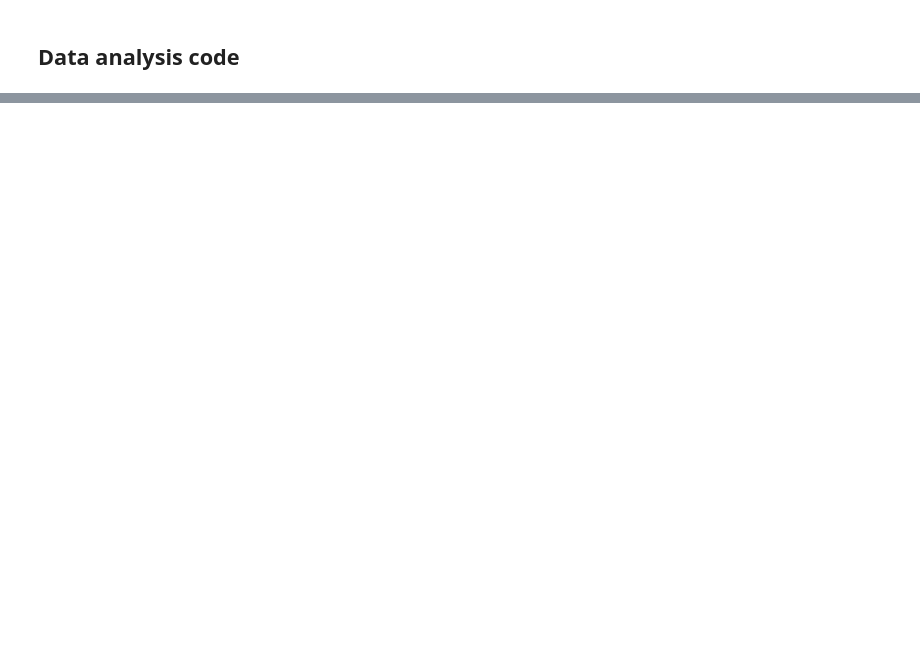
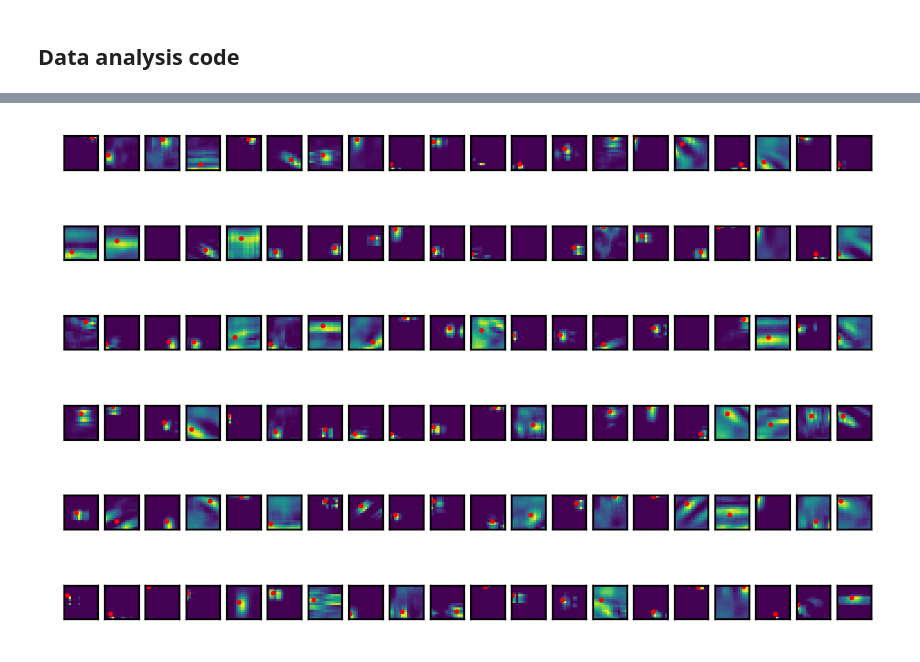
Before and after one commit to sebbkw/rnn, a Jupyter notebook: analyse_network.ipynb, the cells around one changed output, grey strips where cells are left out. Drawn from its saved outputs; the diff is of its cells as text; code cells hidden in the pictures; blank space fills up the shorter version.

```diff
--- a/analyse_network.ipynb
+++ b/analyse_network.ipynb
@@ -304,7 +363,7 @@ def get_f_value (activity):
     else:
         return False, False
 
-def generate_gratings (spatial_freq, orient, temporal_freq, grating_amplitude=0.5, frames=30):
+def generate_gratings (spatial_freq, orient, temporal_freq, grating_amplitude=0.5, frames=45):
     # Convert to measure relative to frame size
     spatial_freq = spatial_freq*FRAME_SIZE
 
@@ -599,8 +658,8 @@ def get_unit_heatmap_centre (unit):
 # %%
 # Run virtual physiology code on model units
 
-#physiology_data_group1 = get_physiology_data(averaged_stimuli_group1)
-#physiology_data_group2 = get_physiology_data(averaged_stimuli_group2)
+physiology_data_group1 = get_physiology_data(averaged_stimuli_group1)
+physiology_data_group2 = get_physiology_data(averaged_stimuli_group2)
 
 get_unit_heatmaps(physiology_data_group1, 1)
 get_unit_heatmaps(physiology_data_group2, 1)
@@ -825,16 +890,18 @@ for i, unit in enumerate(physiology_data_group2[:300]):
 # %%
 # Visualize spatial responses
 
 fig = plt.figure(dpi=300, figsize=(6,4))
 
-for i, unit in enumerate(physiology_data_group2[:120]):
+for i, unit in enumerate(physiology_data_group1[:120]):
     ax = fig.add_subplot(6, 20, i+1, xticks=[], yticks=[])
     response = unit["rf_heatmap"]
     ax.imshow(response)
 
     centre = unit["position"]
     if centre[0] != -1:
         ax.scatter([ int(centre[1]*2/3) ], [ int(centre[0]*2/3) ], color='red', s=1)
+# %% [output]
+[figure, added]
 # %%
 # Visualise weights between recurrent units
 
```
Also changed, not shown: parts of 11 cells of this notebook.
